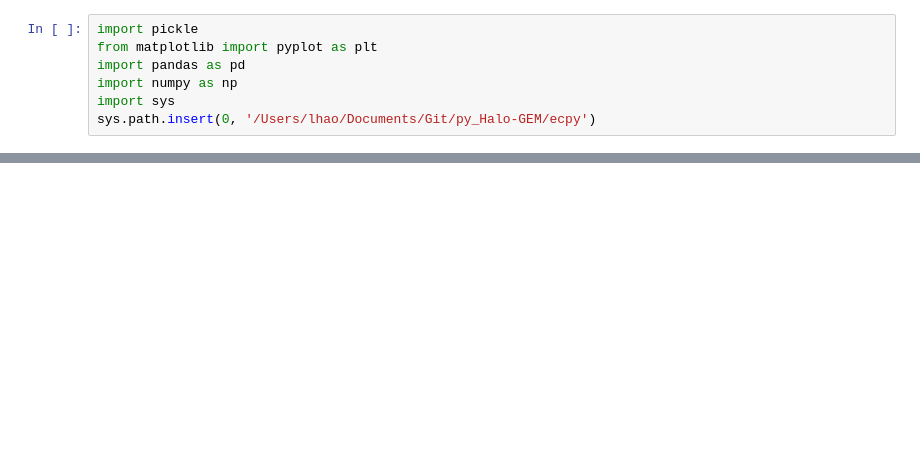
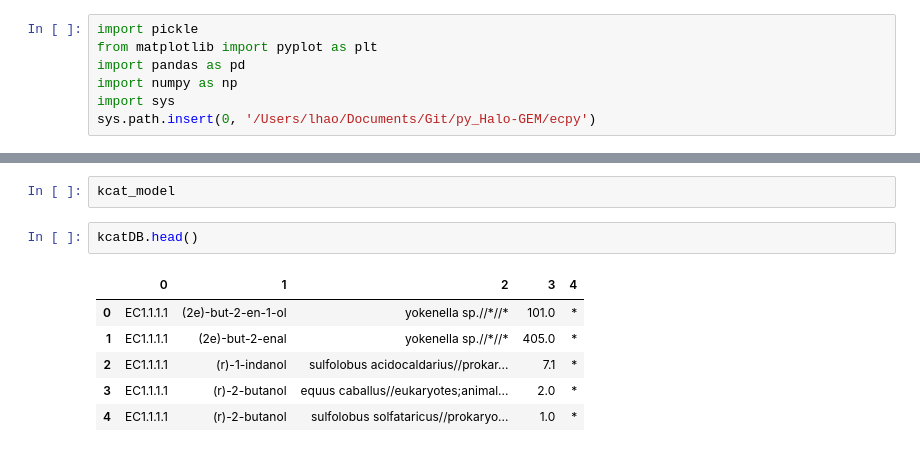
Before and after one commit to SysBioChalmers/Halo-GEM, a Jupyter notebook: ComplementaryScripts/EnzymeConstrainedModelRecon/Scripts/enzyme_distributions.ipynb, the cells around one changed output, grey strips where cells are left out. Cells and saved outputs as stored; diff of their text form; blank space fills up the shorter version.

```diff
--- a/ComplementaryScripts/EnzymeConstrainedModelRecon/Scripts/enzyme_distributions.ipynb
+++ b/ComplementaryScripts/EnzymeConstrainedModelRecon/Scripts/enzyme_distributions.ipynb
@@ -34,0 +69,11 @@ plt.close()
+# %%
+kcat_model
+# %%
+kcatDB.head()
+# %% [output]
+|  | 0 | 1 | 2 | 3 | 4 |
+| 0 | EC1.1.1.1 | (2e)-but-2-en-1-ol | yokenella sp.//*//* | 101.0 | * |
+| 1 | EC1.1.1.1 | (2e)-but-2-enal | yokenella sp.//*//* | 405.0 | * |
+| 2 | EC1.1.1.1 | (r)-1-indanol | sulfolobus acidocaldarius//prokar... | 7.1 | * |
+| 3 | EC1.1.1.1 | (r)-2-butanol | equus caballus//eukaryotes;animal... | 2.0 | * |
+| 4 | EC1.1.1.1 | (r)-2-butanol | sulfolobus solfataricus//prokaryo... | 1.0 | * |
```
Also changed, not shown: parts of 10 cells of this notebook.
